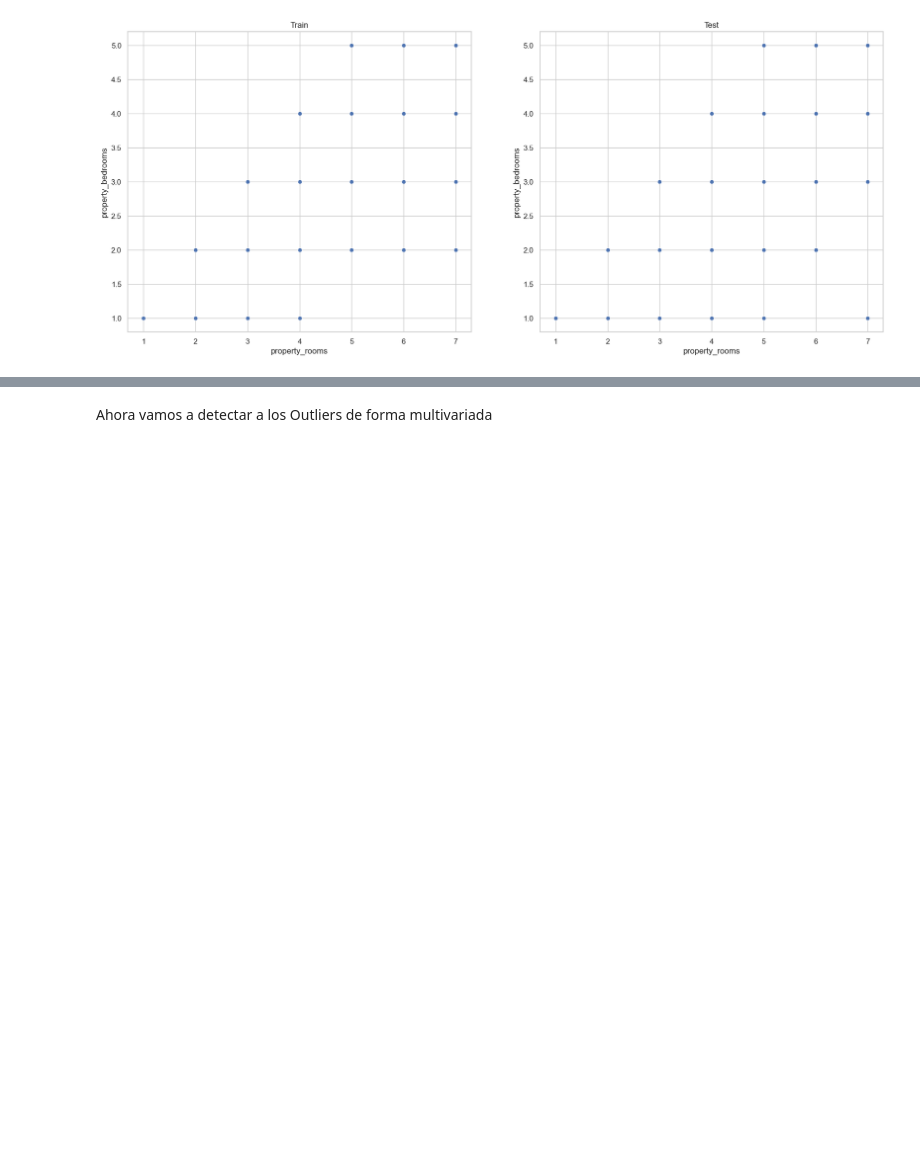
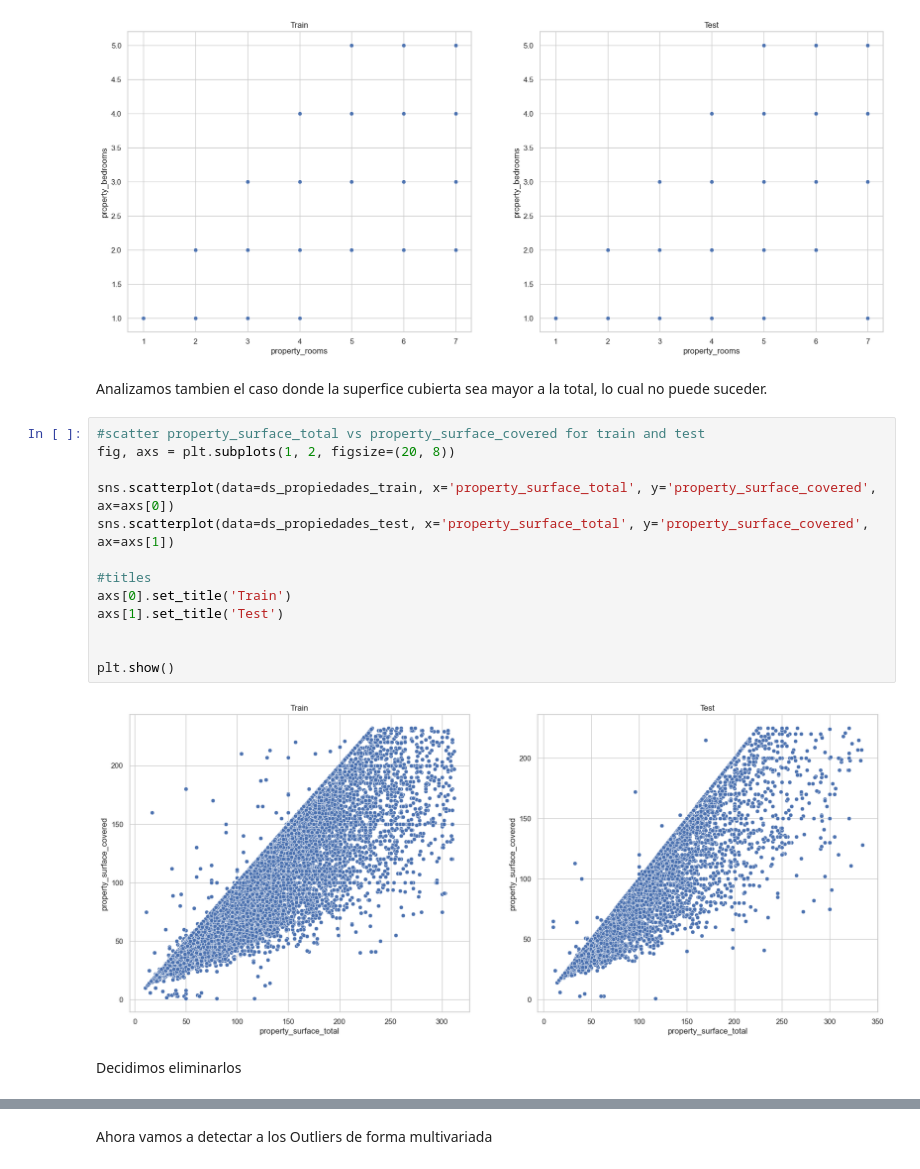
Before and after one commit to franjuarez/7506R-2C2022-GRUPO21, a Jupyter notebook: 7506R_TP1_GRUPO21_ENTREGA.ipynb, the cells around one changed output, grey strips where cells are left out. Cells and saved outputs as stored; diff of their text form; blank space fills up the shorter version.

Commit message:
agrego mas scatters listo

```diff
--- a/7506R_TP1_GRUPO21_ENTREGA.ipynb
+++ b/7506R_TP1_GRUPO21_ENTREGA.ipynb
@@ -642,3 +642,22 @@ axs[1].set_title('Test')
 plt.show()
 # %% [output]
 [figure]
+# %% [markdown]
+Analizamos tambien el caso donde la superfice cubierta sea mayor a la total, lo cual no puede suceder.
+# %%
+#scatter property_surface_total vs property_surface_covered for train and test
+fig, axs = plt.subplots(1, 2, figsize=(20, 8))
+
+sns.scatterplot(data=ds_propiedades_train, x='property_surface_total', y='property_surface_covered', ax=axs[0])
+sns.scatterplot(data=ds_propiedades_test, x='property_surface_total', y='property_surface_covered', ax=axs[1])
+
+#titles
+axs[0].set_title('Train')
+axs[1].set_title('Test')
+
+
+plt.show()
+# %% [output]
+[figure, added]
+# %% [markdown]
+Decidimos eliminarlos
```
Also changed, not shown: parts of 7 cells of this notebook.
